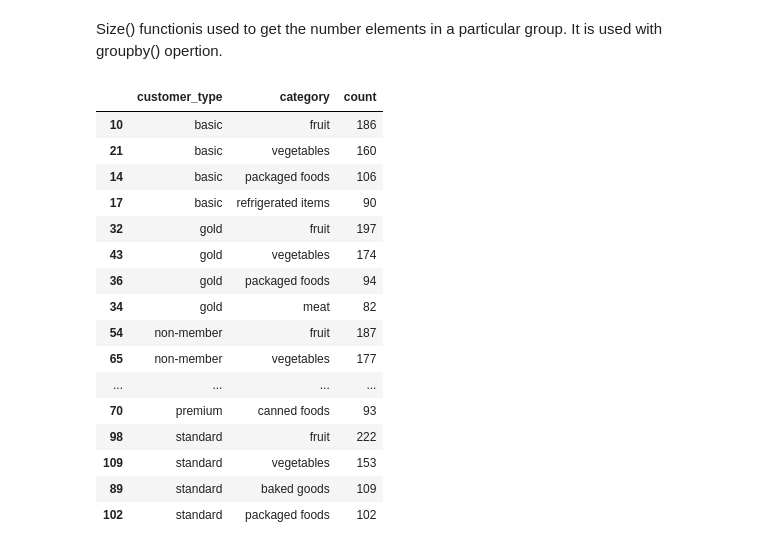
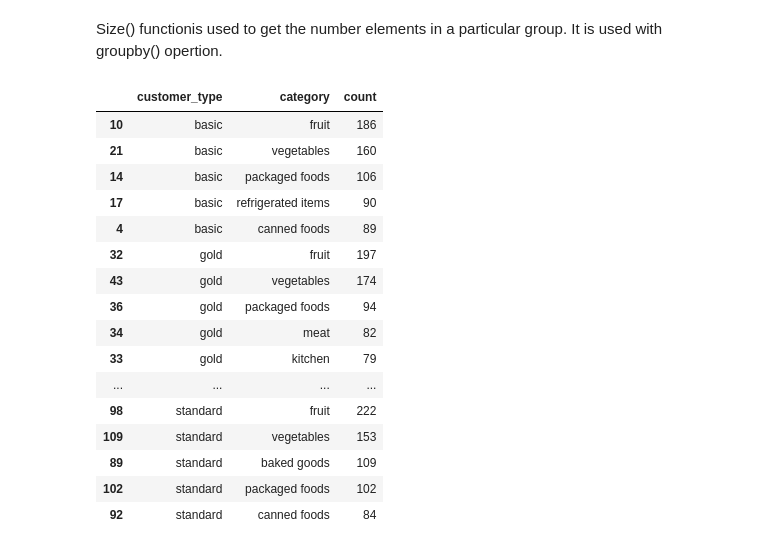
Before and after one commit to AkshayAcharyaN/Supply-chain-management-, a Jupyter notebook: EDA.ipynb, the cells around one changed output. Cells and saved outputs as stored; diff of their text form; code cells hidden in the pictures.

```diff
--- a/EDA.ipynb
+++ b/EDA.ipynb
@@ -156,23 +156,23 @@ Size() functionis used to get the number elements in a particular group. It is u
 # %%
 categories_customer = sales_data.groupby(['customer_type','category']).size().reset_index(name='count')
 categories_customer_Size = categories_customer.sort_values(['customer_type', 'count'], ascending=[True, False])
-top_3 = categories_customer_Size.groupby('customer_type').head(4)
+top_3 = categories_customer_Size.groupby('customer_type').head(5)
 top_3
 # %% [output]
 |  | customer_type | category | count |
 | 10 | basic | fruit | 186 |
 | 21 | basic | vegetables | 160 |
 | 14 | basic | packaged foods | 106 |
 | 17 | basic | refrigerated items | 90 |
+| 4 | basic | canned foods | 89 |
 | 32 | gold | fruit | 197 |
 | 43 | gold | vegetables | 174 |
 | 36 | gold | packaged foods | 94 |
 | 34 | gold | meat | 82 |
-| 54 | non-member | fruit | 187 |
-| 65 | non-member | vegetables | 177 |
+| 33 | gold | kitchen | 79 |
 | ... | ... | ... | ... |
-| 70 | premium | canned foods | 93 |
 | 98 | standard | fruit | 222 |
 | 109 | standard | vegetables | 153 |
 | 89 | standard | baked goods | 109 |
 | 102 | standard | packaged foods | 102 |
+| 92 | standard | canned foods | 84 |
```
Also changed, not shown: parts of 1 cell of this notebook.
